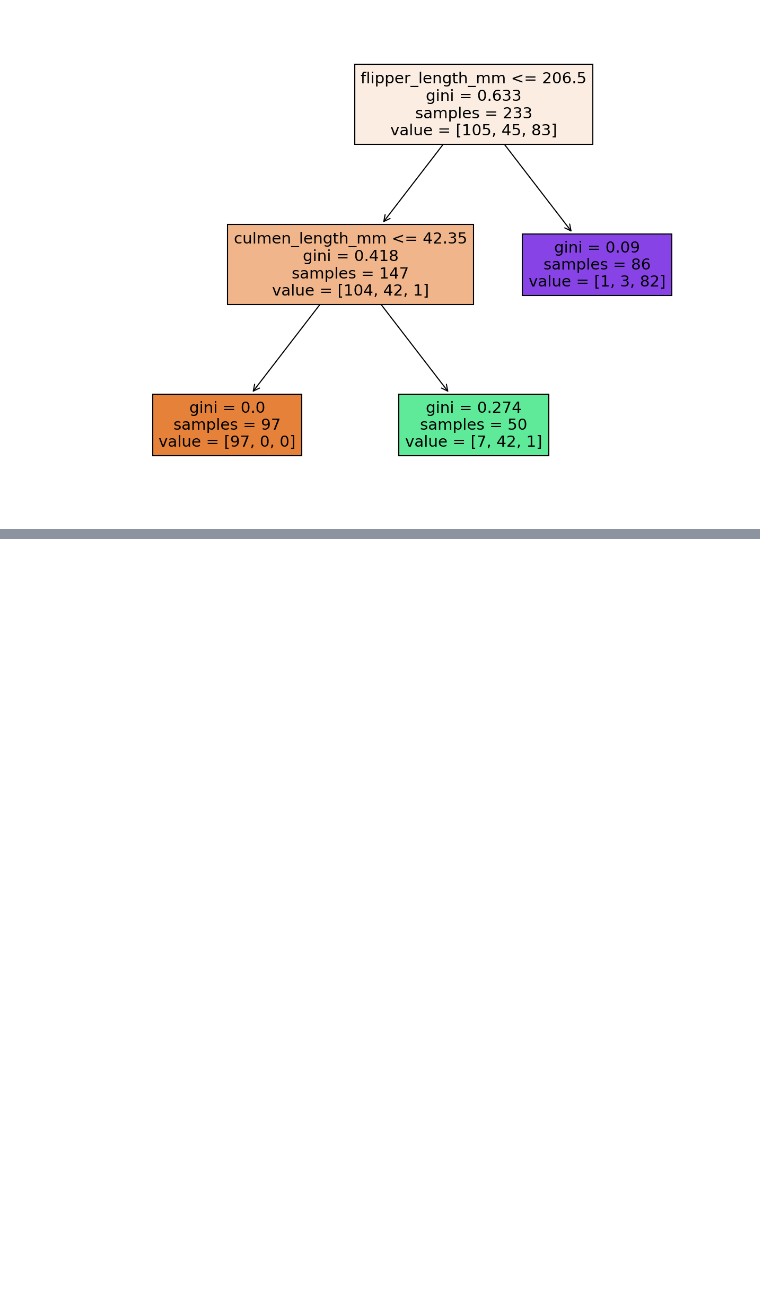
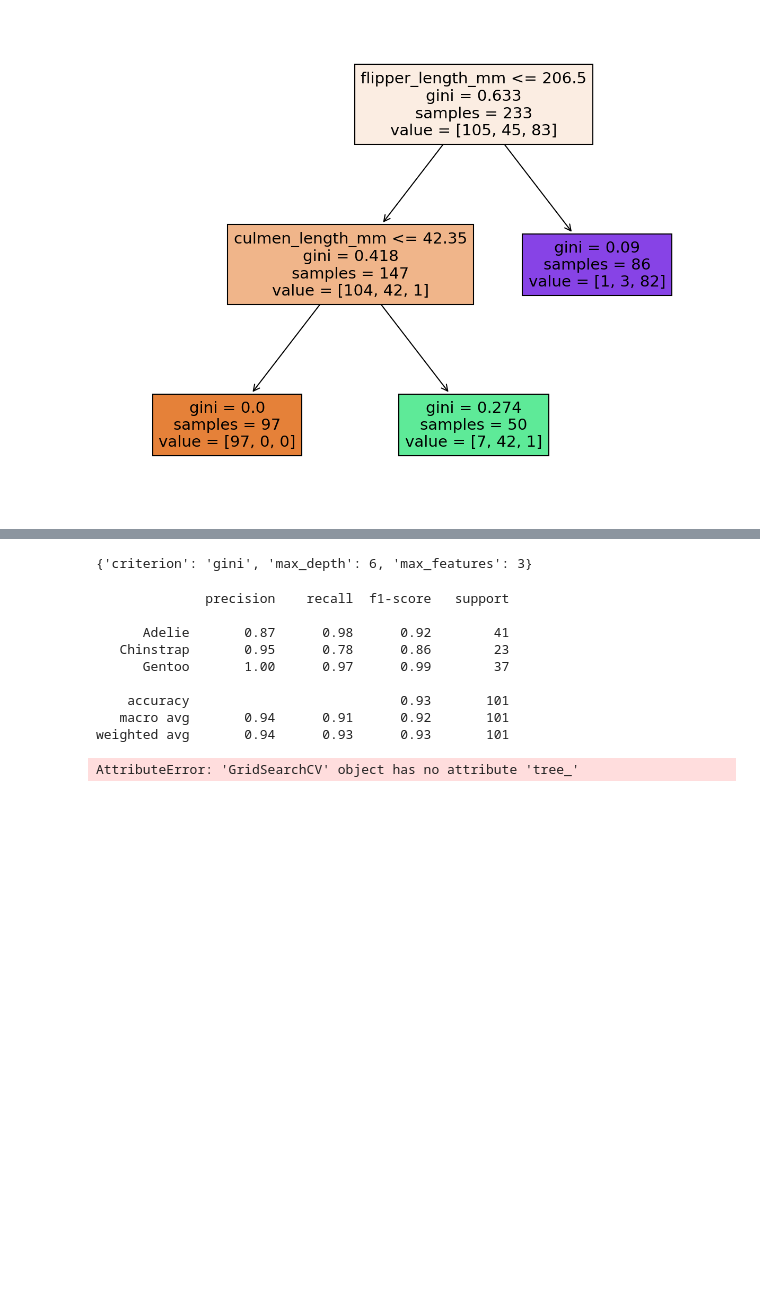
Before and after one commit to sreekanthmutthoju/ML_Live_Class, a Jupyter notebook: Decision_Trees/Peguin_Decision_Tree.ipynb, the cells around one changed output, grey strips where cells are left out. Cells and saved outputs as stored; diff of their text form; code cells hidden in the pictures; blank space fills up the shorter version.

```diff
--- a/Decision_Trees/Peguin_Decision_Tree.ipynb
+++ b/Decision_Trees/Peguin_Decision_Tree.ipynb
@@ -372,0 +375,8 @@ weighted avg       0.96      0.96      0.96       101
+# %%
+base_model = DecisionTreeClassifier()
+
+param_grid = {'criterion':['gini','entropy'],'max_depth':[3,5,6],'max_features':[3,4,67]}
+
+grid_model = GridSearchCV(base_model,param_grid=param_grid,cv=5,verbose=2)
+
+grid_model.fit(X_train, y_train)
@@ -372,0 +425,18 @@ weighted avg       0.96      0.96      0.96       101
+# %%
+grid_model.best_params_
+# %% [output]
+{'criterion': 'gini', 'max_depth': 6, 'max_features': 3}
+# %%
+report_model(grid_model)
+# %% [output]
+              precision    recall  f1-score   support
+
+      Adelie       0.87      0.98      0.92        41
+   Chinstrap       0.95      0.78      0.86        23
+      Gentoo       1.00      0.97      0.99        37
+
+    accuracy                           0.93       101
+   macro avg       0.94      0.91      0.92       101
+weighted avg       0.94      0.93      0.93       101
+AttributeError: 'GridSearchCV' object has no attribute 'tree_'
+[figure, added]
```
Also changed, not shown: parts of 15 cells of this notebook.
